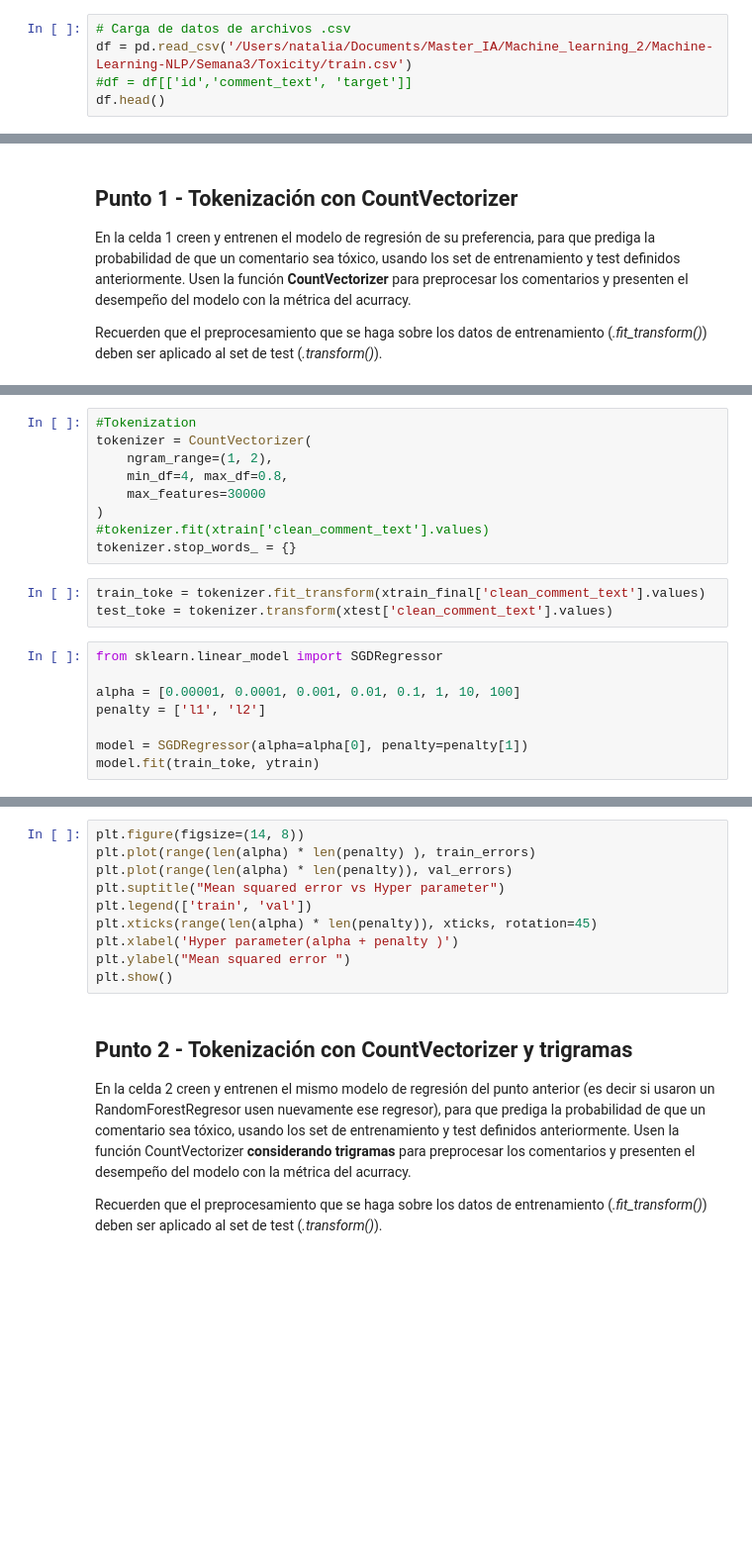
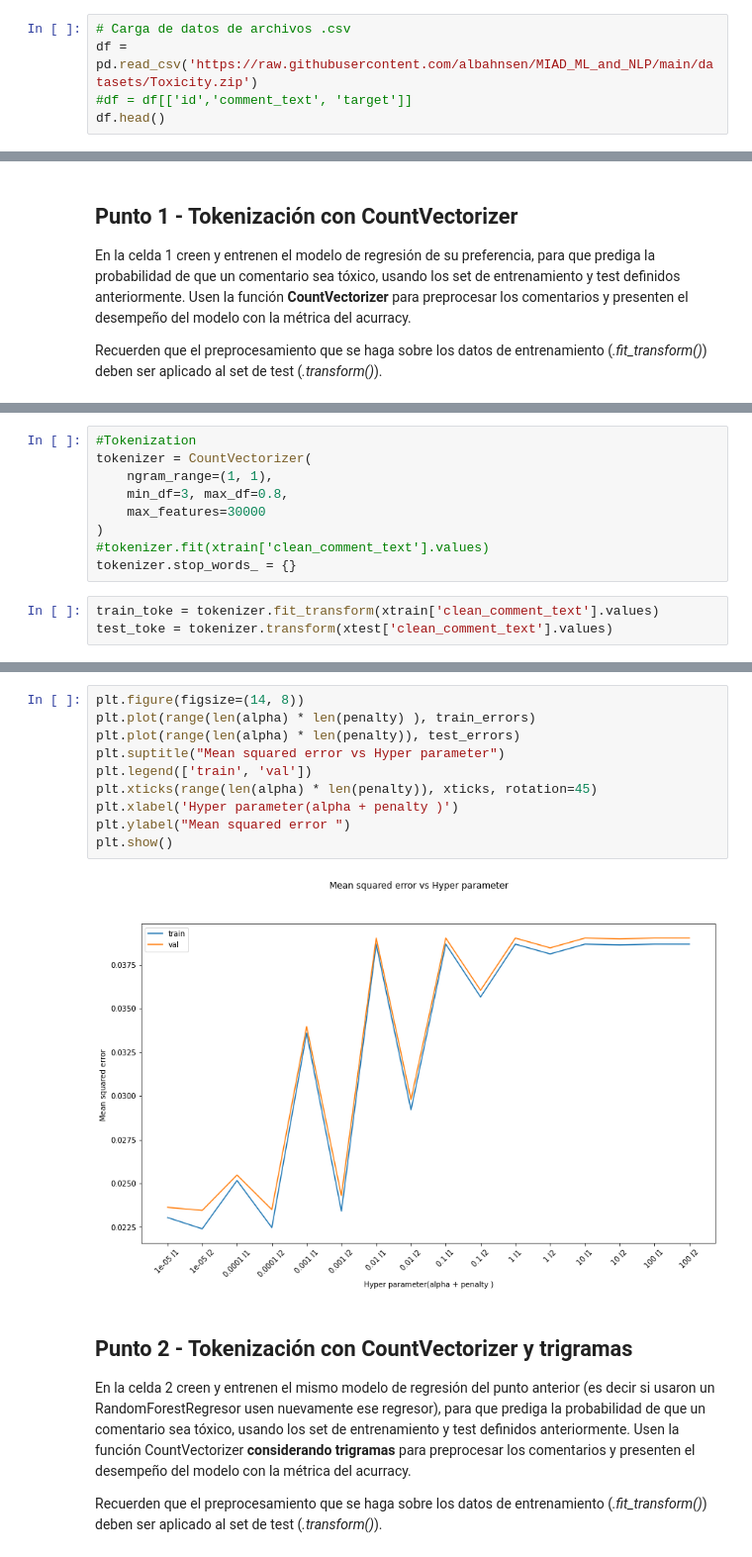
Before and after one commit to njimenez92/Machine-Learning-NLP, a Jupyter notebook: Semana4/S4TC1_Tokenizacion.ipynb, the cells around one changed output, grey strips where cells are left out. Shown at 99% size. Saved outputs shown, nothing was run; the diff lists cells and outputs as text; blank space fills up the shorter version.

```diff
--- a/Semana4/S4TC1_Tokenizacion.ipynb
+++ b/Semana4/S4TC1_Tokenizacion.ipynb
@@ -31,7 +34,7 @@ from sklearn import metrics
 ## Análisis de datos
 # %%
 # Carga de datos de archivos .csv
-df = pd.read_csv('/Users/natalia/Documents/Master_IA/Machine_learning_2/Machine-Learning-NLP/Semana3/Toxicity/train.csv')
+df = pd.read_csv('https://raw.githubusercontent.com/albahnsen/MIAD_ML_and_NLP/main/datasets/Toxicity.zip')
 #df = df[['id','comment_text', 'target']]
 df.head()
 # %% [output]
@@ -238,23 +209,15 @@ print()
 # %%
 #Tokenization
 tokenizer = CountVectorizer(
-    ngram_range=(1, 2),
-    min_df=4, max_df=0.8,
+    ngram_range=(1, 1),
+    min_df=3, max_df=0.8,
     max_features=30000
 )
 #tokenizer.fit(xtrain['clean_comment_text'].values)
 tokenizer.stop_words_ = {}
 # %%
-train_toke = tokenizer.fit_transform(xtrain_final['clean_comment_text'].values)
+train_toke = tokenizer.fit_transform(xtrain['clean_comment_text'].values)
 test_toke = tokenizer.transform(xtest['clean_comment_text'].values)
-# %%
-from sklearn.linear_model import SGDRegressor
-
-alpha = [0.00001, 0.0001, 0.001, 0.01, 0.1, 1, 10, 100]
-penalty = ['l1', 'l2']
-
-model = SGDRegressor(alpha=alpha[0], penalty=penalty[1])
-model.fit(train_toke, ytrain)
 # %%
 alpha = [0.00001, 0.0001, 0.001, 0.01, 0.1, 1, 10, 100]
 penalty = ['l1', 'l2']
@@ -289,13 +270,15 @@ for a in alpha:
 # %%
 plt.figure(figsize=(14, 8))
 plt.plot(range(len(alpha) * len(penalty) ), train_errors)
-plt.plot(range(len(alpha) * len(penalty)), val_errors)
+plt.plot(range(len(alpha) * len(penalty)), test_errors)
 plt.suptitle("Mean squared error vs Hyper parameter")
 plt.legend(['train', 'val'])
 plt.xticks(range(len(alpha) * len(penalty)), xticks, rotation=45)
 plt.xlabel('Hyper parameter(alpha + penalty )')
 plt.ylabel("Mean squared error ")
 plt.show()
+# %% [output]
+[figure, added]
 # %% [markdown]
 ## Punto 2 - Tokenización con CountVectorizer y trigramas
 
```
Also changed, not shown: parts of 22 cells of this notebook.
